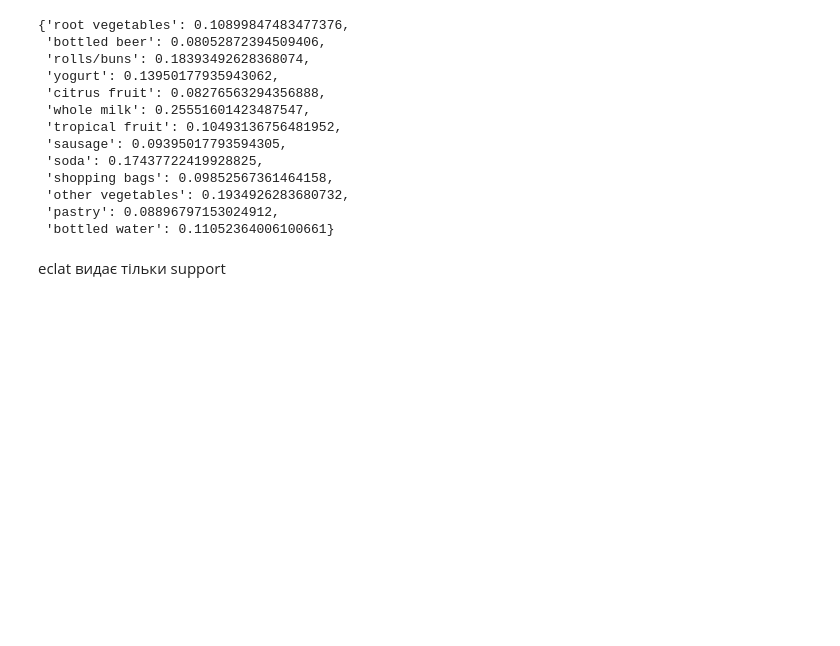
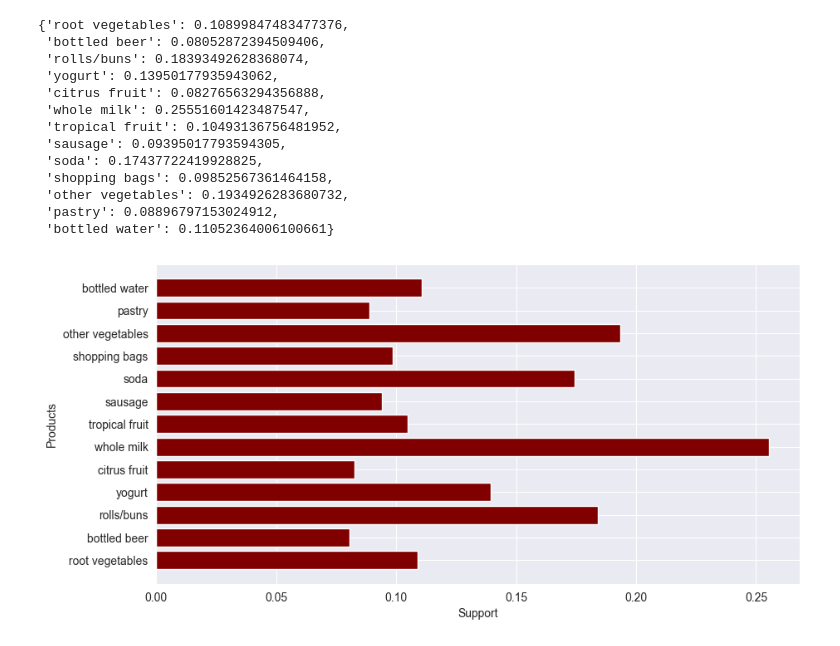
Before and after one commit to anonjustchillin/DataAnalysis_labs, a Jupyter notebook: lab4/eclat.ipynb, the cells around one changed output. Saved outputs shown, nothing was run; the diff lists cells and outputs as text; code cells hidden in the pictures; blank space fills up the shorter version.

Commit message:
added a bar plot eclat.ipynb

```diff
--- a/lab4/eclat.ipynb
+++ b/lab4/eclat.ipynb
@@ -121,4 +121,4 @@ eclat_instance.uniq_
  'domestic eggs',
  'canned vegetables']
 # %%
-get_ECLAT_indexes, get_ECLAT_supports = eclat_instance.fit(min_support=0.08,min_combination=1,max_combination=3,separator=' & ')
+get_ECLAT_indexes, get_ECLAT_supports = eclat_instance.fit(min_support=0.04,min_combination=1,max_combination=3,separator=' & ')
@@ -162,5 +158,15 @@ get_ECLAT_supports
  'other vegetables': 0.1934926283680732,
  'pastry': 0.08896797153024912,
  'bottled water': 0.11052364006100661}
-# %% [markdown]
-eclat видає тільки support
+# %%
+fig = plt.figure(figsize=(10, 5))
+
+products = list(get_ECLAT_supports.keys())
+supports = list(get_ECLAT_supports.values())
+plt.barh(products, supports, color='maroon')
+
+plt.xlabel("Support")
+plt.ylabel("Products")
+plt.show()
+# %% [output]
+[figure, added]
```
Also changed, not shown: parts of 1 cell of this notebook.
